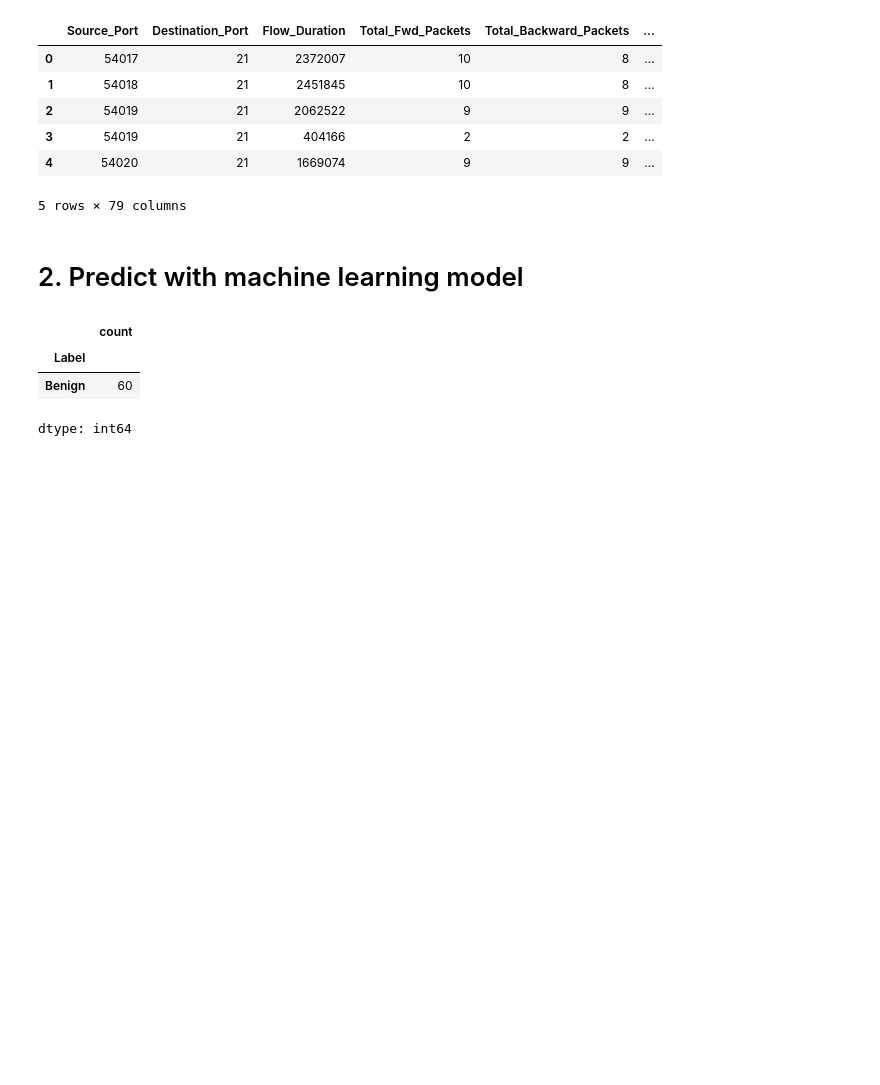
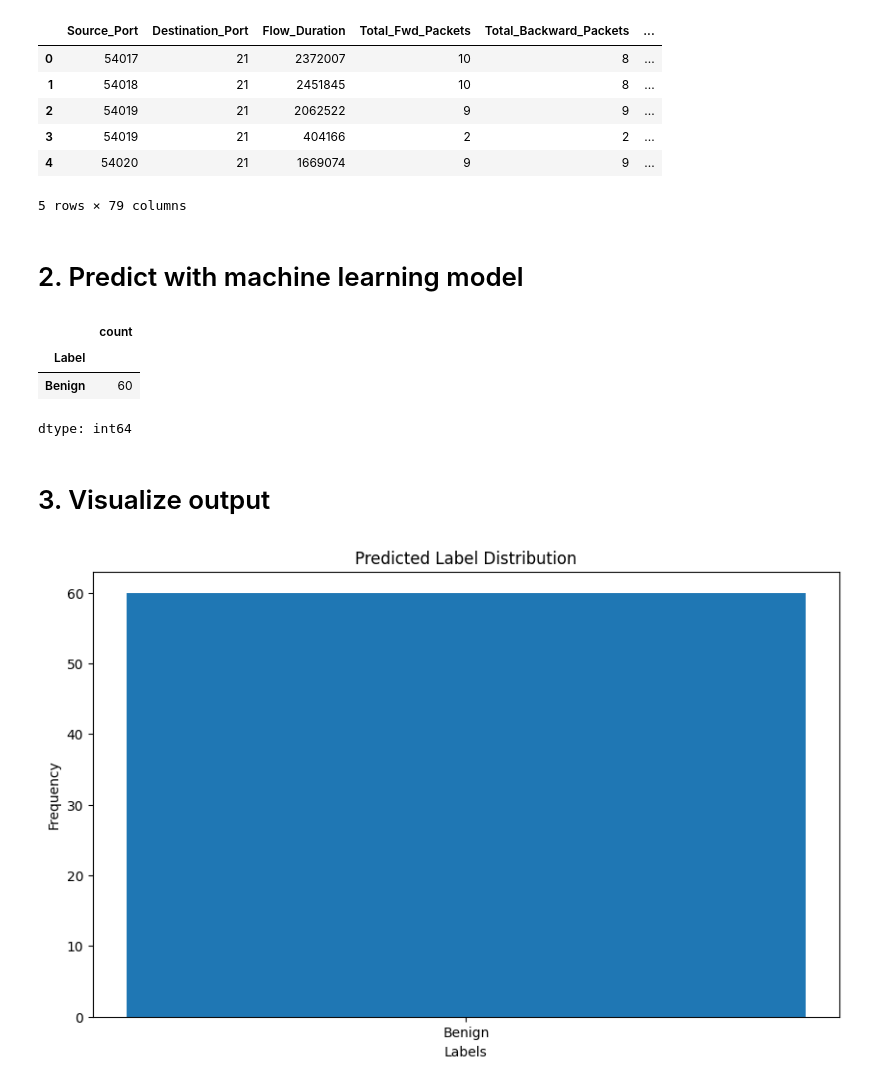
Before and after one commit to Mc4minta/AIB5-PcapAttackClassifier, a Jupyter notebook: DemoPipeline.ipynb, the cells around one changed output. Cells and saved outputs as stored; diff of their text form; code cells hidden in the pictures; blank space fills up the shorter version.

Commit message:
Created using Colab add data visualize

```diff
--- a/DemoPipeline.ipynb
+++ b/DemoPipeline.ipynb
@@ -339,3 +338,19 @@ predictions.value_counts()
 | Label |  |
 | Benign | 60 |
 dtype: int64
+# %% [markdown]
+# 3. Visualize output
+# %%
+# prompt: Plot Labels as bar graph
+
+# Assuming 'predictions' DataFrame contains the predicted labels
+label_counts = predictions['Label'].value_counts()
+
+plt.figure(figsize=(10, 6))
+plt.bar(label_counts.index, label_counts.values)
+plt.xlabel("Labels")
+plt.ylabel("Frequency")
+plt.title("Predicted Label Distribution")
+plt.show()
+# %% [output]
+[figure, added]
```
Also changed, not shown: parts of 9 cells of this notebook.
